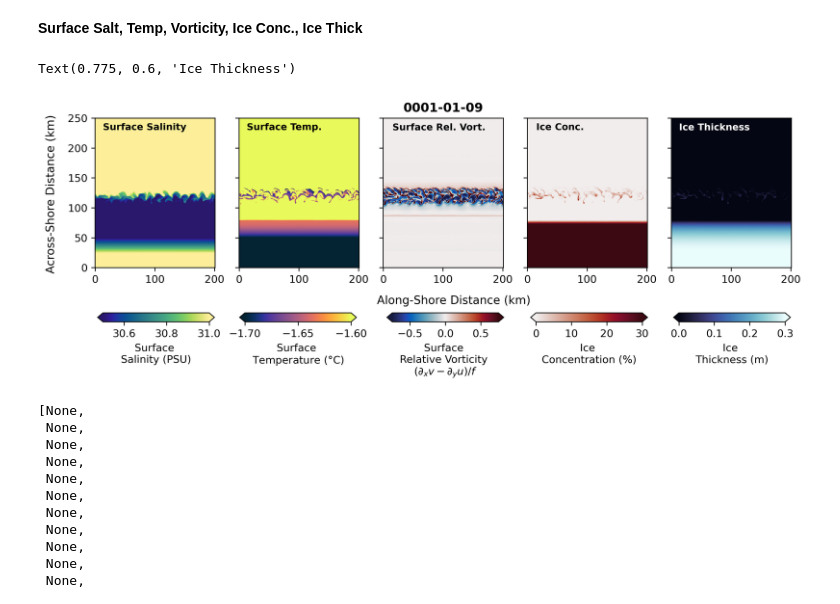
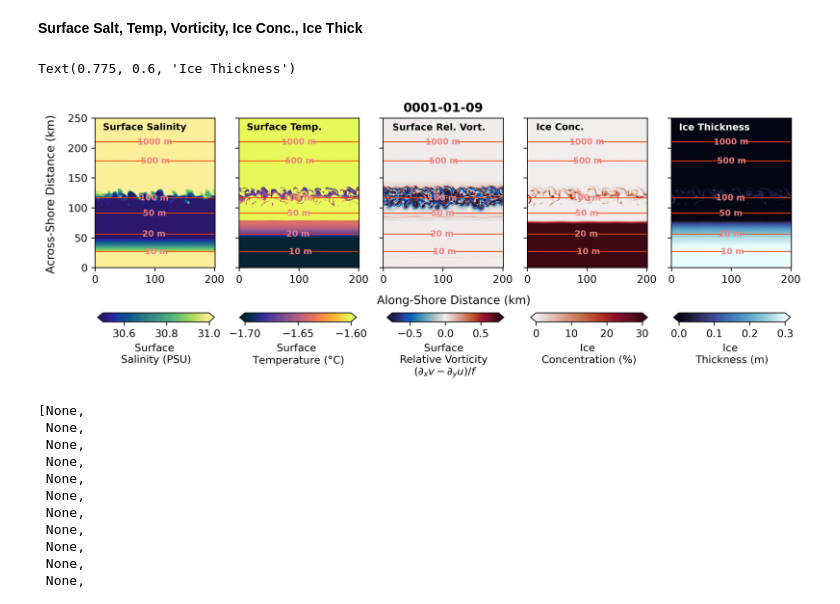
Before and after one commit to bundzis/beaufort_jet, a Jupyter notebook: Scripts/From_dylan/plan_view_animations.ipynb, the cells around one changed output. Drawn from its saved outputs; the diff is of its cells as text; code cells hidden in the pictures.

```diff
--- a/Scripts/From_dylan/plan_view_animations.ipynb
+++ b/Scripts/From_dylan/plan_view_animations.ipynb
@@ -65,6 +65,9 @@ warnings.filterwarnings("ignore") #turns off annoying warnings
 # Constant forcing, ideal initial conditions, U3C4, KPP
 # avg_file = '/pscratch/sd/b/bundzis/Beaufort_ROMS_idealized_jet_updated_scratch/roms_avg_ice_500m_span_300km_w_dvd_u3c4_kpp_v03_0001.nc'
 # his_file = '/pscratch/sd/b/bundzis/Beaufort_ROMS_idealized_jet_updated_scratch/roms_his_ice_500m_span_300km_w_dvd_u3c4_kpp_v03_0001.nc'
+avg_file = '/pscratch/sd/b/bundzis/Beaufort_ROMS_idealized_jet_updated_scratch/roms_avg_ice_500m_span_300km_w_dvd_u3c4_kpp_v04_*.nc'
+his_file = '/pscratch/sd/b/bundzis/Beaufort_ROMS_idealized_jet_updated_scratch/roms_his_ice_500m_span_300km_w_dvd_u3c4_kpp_v04_*.nc'
+
 
 # Constant forcing, ideal initial conditions, U3C4, k-omega
 # avg_file = '/pscratch/sd/b/bundzis/Beaufort_ROMS_idealized_jet_updated_scratch/roms_avg_ice_500m_span_300km_w_dvd_u3c4_komega_v03_0001.nc'
@@ -82,8 +85,8 @@ warnings.filterwarnings("ignore") #turns off annoying warnings
 # his_file = '/pscratch/sd/b/bundzis/Beaufort_ROMS_idealized_jet_updated_scratch/roms_his_ice_500m_span_300km_w_dvd_u3c4_gen_v02_*.nc'
 
 # Constant forcing, ideal initial conditions, U3C4, k-kl
-avg_file = '/pscratch/sd/b/bundzis/Beaufort_ROMS_idealized_jet_updated_scratch/roms_avg_ice_500m_span_300km_w_dvd_u3c4_kkl_v01_*.nc'
-his_file = '/pscratch/sd/b/bundzis/Beaufort_ROMS_idealized_jet_updated_scratch/roms_his_ice_500m_span_300km_w_dvd_u3c4_kkl_v01_*.nc'
+# avg_file = '/pscratch/sd/b/bundzis/Beaufort_ROMS_idealized_jet_updated_scratch/roms_avg_ice_500m_span_300km_w_dvd_u3c4_kkl_v01_*.nc'
+# his_file = '/pscratch/sd/b/bundzis/Beaufort_ROMS_idealized_jet_updated_scratch/roms_his_ice_500m_span_300km_w_dvd_u3c4_kkl_v01_*.nc'
 
 # Constant forcing, ideal initial conditions, akima, k-epsilon
 # avg_file = '/pscratch/sd/b/bundzis/Beaufort_ROMS_idealized_jet_updated_scratch/roms_avg_ice_500m_span_300km_w_dvd_akima_keps_v01_*.nc'
@@ -959,6 +962,14 @@ for j in range(5):
     ax[j].set_ylim(0,250)
     ax[j].set_aspect(1.0)
 
+    # Contours for bathymetry
+    positions = [(100, 10),(100,60),(100,90),(100,140),(100,160),(100,210)]
+    cs = ax[j].contour(x_rho/1000, y_rho/1000, ds_avg.h, levels=[10, 20, 50, 100, 500, 1000],
+                    colors='orangered', linewidths=0.8) # orangered
+    clabels = ax[j].clabel(cs, fmt='%d m', manual=positions, inline=True, fontsize=8, colors='lightcoral') # lightcoral
+    for l in clabels:
+        l.set_fontweight('bold')
+
 # Add colorbars at bottom of panels ?
 # Salt
 cbar_ax1 = fig.add_axes([0.128,0.28,0.13,0.015])
@@ -967,34 +978,34 @@ fig.colorbar(m1, orientation='horizontal', label='Surface \nSalinity (PSU)', ext
 cbar_ax2 = fig.add_axes([0.286,0.28,0.13,0.015])
 fig.colorbar(m2, orientation='horizontal', label='Surface \nTemperature ($\degree$C)', extend='both', cax=cbar_ax2)
 # Relative vorticity
 cbar_ax3 = fig.add_axes([0.45,0.28,0.13,0.015])
 fig.colorbar(m3, orientation='horizontal', label='Surface \nRelative Vorticity \n$(\partial_x v - \partial_y u)/f$', extend='both', cax=cbar_ax3)
 # Sea ice concentration
 cbar_ax4 = fig.add_axes([0.61,0.28,0.13,0.015])
 fig.colorbar(m4, orientation='horizontal', label='Ice \nConcentration (%)', extend='both', cax=cbar_ax4)
 # Sea ice thickness
 cbar_ax5 = fig.add_axes([0.769,0.28,0.13,0.015])
 fig.colorbar(m5, orientation='horizontal', label='Ice \nThickness (m)', extend='both', cax=cbar_ax5)
 
 
 
 # Label the plots
 ax[2].set_title(str(ds_avg.ocean_time.values[time_idx])[:10], fontsize=12, weight='bold')
 #fig.suptitle(str(ds_avg.ocean_time.values[time_idx])[:10])
 
 # Label the axes
 fig.text(0.07, 0.365, 'Across-Shore Distance (km)', rotation=90, fontsize=11)
 fig.text(0.439, 0.31, 'Along-Shore Distance (km)', rotation=0, fontsize=11)
 
 # Add what the figures are
 fig.text(0.134, 0.60, 'Surface Salinity', color='black', fontsize=9, weight='bold')
 fig.text(0.294, 0.60, 'Surface Temp.', color='black', fontsize=9, weight='bold')
 fig.text(0.456, 0.60, 'Surface Rel. Vort.', color='black', fontsize=9, weight='bold')
 fig.text(0.616, 0.60, 'Ice Conc.', color='black', fontsize=9, weight='bold')
 fig.text(0.775, 0.60, 'Ice Thickness', color='white', fontsize=9, weight='bold')
 # %% [output]
 Text(0.775, 0.6, 'Ice Thickness')
-[figure, old version]
+[figure, new version]
 # %%
 # Make the function to plot all the plots
 # Now make a movie of this
```
Also changed, not shown: parts of 8 cells of this notebook.
